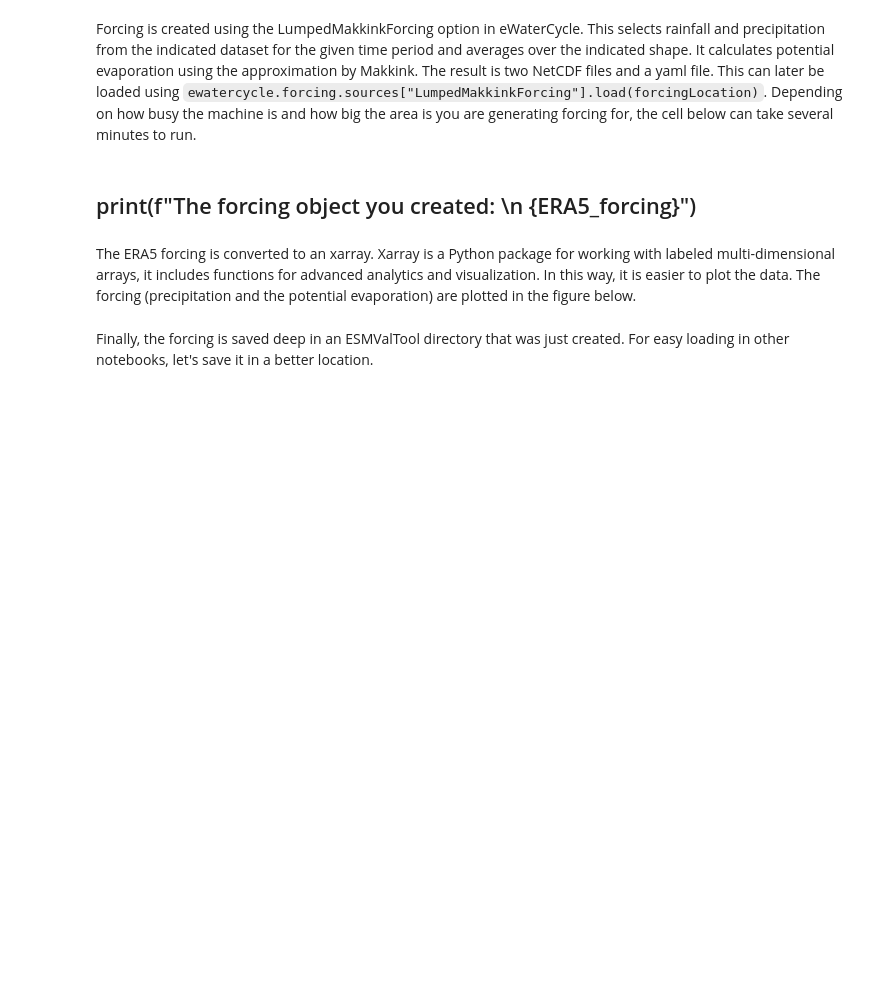
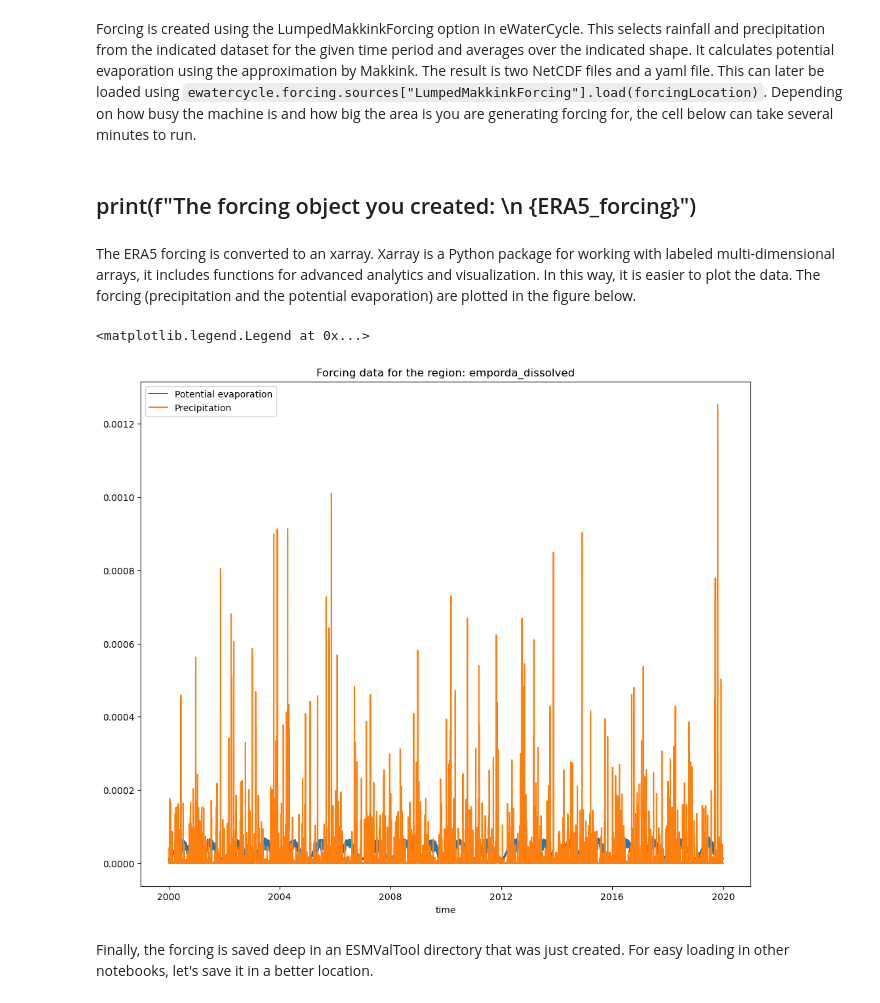
Before and after one commit to julesbradley/teaching-materials, a Jupyter notebook: book/2_modelling_advanced_ewatercycle/exercise2_generate_ERA5_forcing_for_HBV.ipynb, the cells around one changed output. Cells and saved outputs as stored; diff of their text form; code cells hidden in the pictures; blank space fills up the shorter version.

```diff
--- a/book/2_modelling_advanced_ewatercycle/exercise2_generate_ERA5_forcing_for_HBV.ipynb
+++ b/book/2_modelling_advanced_ewatercycle/exercise2_generate_ERA5_forcing_for_HBV.ipynb
@@ -57,14 +57,17 @@ The forcing (precipitation and the potential evaporation) are plotted in the fig
 # %%
 evap = ERA5_forcing.to_xarray()["evspsblpot"]
 prec = ERA5_forcing.to_xarray()["pr"]
 
 fig, ax = plt.subplots(figsize=(12,10))
 
 evap.plot(ax=ax, label='Potential evaporation')
 prec.plot(ax=ax, label='Precipitation')
-ax.set_ylabel('')25
+ax.set_ylabel('')
 ax.set_title(f'Forcing data for the region: {own_region}')
 ax.legend()
+# %% [output]
+<matplotlib.legend.Legend at 0x...>
+[figure, added]
 # %% [markdown]
 Finally, the forcing is saved deep in an ESMValTool directory that was just created. For easy loading in other notebooks, let's save it in a better location.
 # %%
```
Also changed, not shown: 2 other files.
